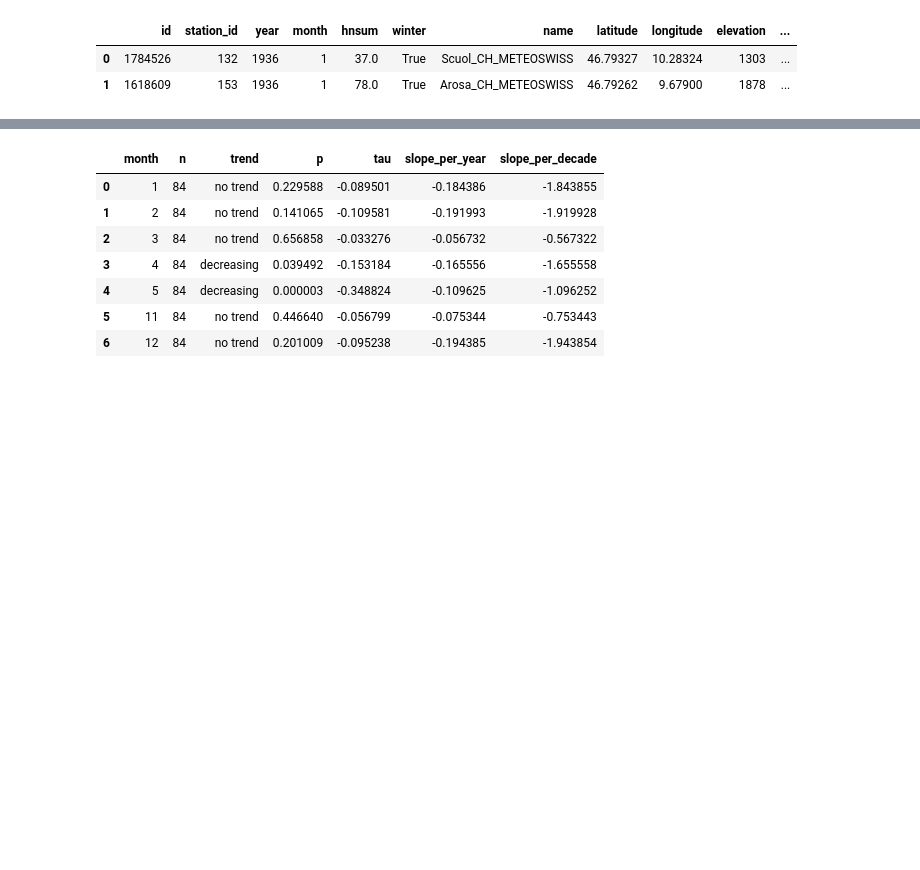
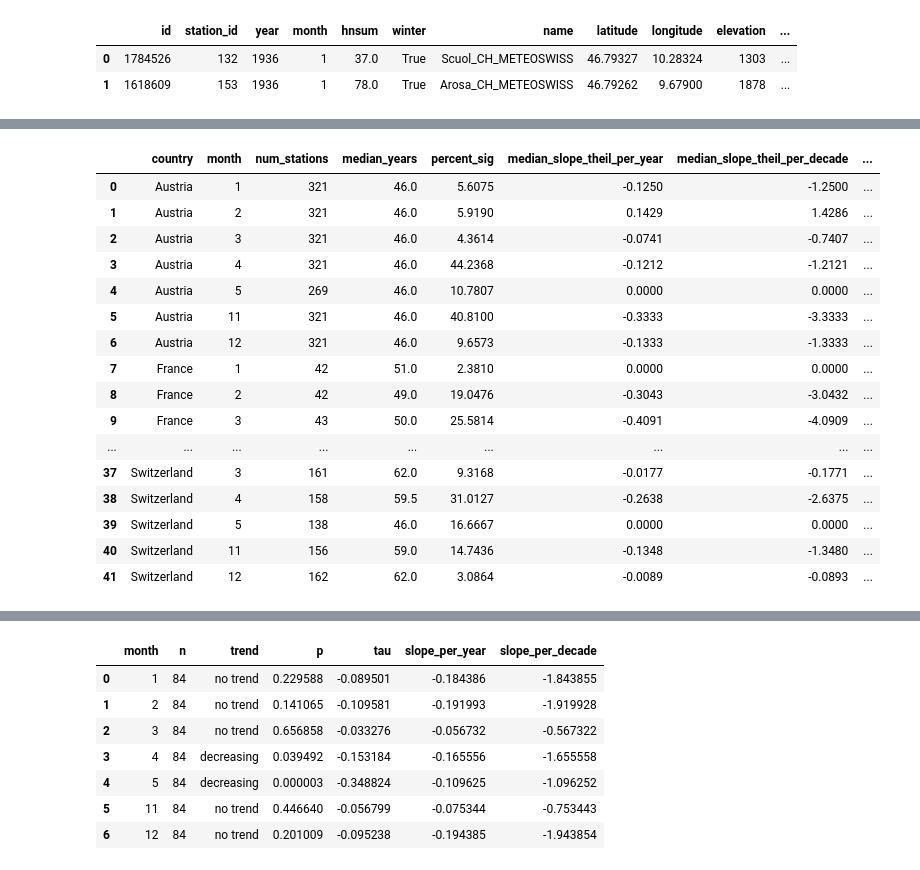
Before and after one commit to Mitch-P-Analyst/Europe_Snowpack_Depths, a Jupyter notebook: Notebooks/03_Statistical_Testing.ipynb, the cells around one changed output, grey strips where cells are left out. Cells and saved outputs as stored; diff of their text form; code cells hidden in the pictures; blank space fills up the shorter version.

Commit message:
Statistical Testing

```diff
--- a/Notebooks/03_Statistical_Testing.ipynb
+++ b/Notebooks/03_Statistical_Testing.ipynb
@@ -65,0 +126,14 @@ snow_recordings.head(2)
+# %%
+rows = []
+for (country, station_id, month), group_df in monthly.groupby(['country','station_id','month'], sort=False):
+    result = mk_monthly_with_theil(group_df)  # run MK on this station–month series
+    result['country'] = country
+    result['station_id'] = station_id
+    result['month'] = month
+    rows.append(result)
+
+per_station_month = pd.DataFrame(rows)
+
+per_station_month['slope_sen_per_decade'] = per_station_month['slope_sen'] * 10
+
+per_station_month['slope_theil_per_decade'] = per_station_month['slope_theil'] * 10
@@ -65,0 +197,9 @@ snow_recordings.head(2)
+# %%
+# Function to determine percentage of station-month series are Statistically Significant
+def pct_sig(sorted_df):
+    sorted_df = sorted_df.dropna();
+    return 100 * (sorted_df < 0.05).sum() / max(len(sorted_df),1)
+
+# tested data preparation
+tested_all = tested.copy()
+tested_all
@@ -65,0 +220,36 @@ snow_recordings.head(2)
+# %%
+# Country_Month Snowpack Theil Slopes
+country_month = (tested_all.groupby(['country','month'])
+    .agg(num_stations=('station_id','nunique'),
+         median_years=('n_years','median'),
+         percent_sig=('p', pct_sig),
+         median_slope_theil_per_year=('slope_theil','median'),
+         median_slope_theil_per_decade=('slope_theil_per_decade','median'),
+         mean_slope_theil_per_year=('slope_theil','mean'),
+         mean_slope_theil_per_decade=('slope_theil_per_decade','mean'))
+    .reset_index()
+    .sort_values(['country','month']))
+
+cols = ['percent_sig','median_slope_theil_per_year','mean_slope_theil_per_year',
+        'median_slope_theil_per_decade','mean_slope_theil_per_decade']
+country_month[cols] = country_month[cols].round(4)
+
+country_month.sort_values(['country','month'],ascending=True)
+# %% [output]
+|  | country | month | num_stations | median_years | percent_sig | median_slope_theil_per_year | median_slope_theil_per_decade | ... |
+| 0 | Austria | 1 | 321 | 46.0 | 5.6075 | -0.1250 | -1.2500 | ... |
+| 1 | Austria | 2 | 321 | 46.0 | 5.9190 | 0.1429 | 1.4286 | ... |
+| 2 | Austria | 3 | 321 | 46.0 | 4.3614 | -0.0741 | -0.7407 | ... |
+| 3 | Austria | 4 | 321 | 46.0 | 44.2368 | -0.1212 | -1.2121 | ... |
+| 4 | Austria | 5 | 269 | 46.0 | 10.7807 | 0.0000 | 0.0000 | ... |
+| 5 | Austria | 11 | 321 | 46.0 | 40.8100 | -0.3333 | -3.3333 | ... |
+| 6 | Austria | 12 | 321 | 46.0 | 9.6573 | -0.1333 | -1.3333 | ... |
+| 7 | France | 1 | 42 | 51.0 | 2.3810 | 0.0000 | 0.0000 | ... |
+| 8 | France | 2 | 42 | 49.0 | 19.0476 | -0.3043 | -3.0432 | ... |
+| 9 | France | 3 | 43 | 50.0 | 25.5814 | -0.4091 | -4.0909 | ... |
+| ... | ... | ... | ... | ... | ... | ... | ... | ... |
+| 37 | Switzerland | 3 | 161 | 62.0 | 9.3168 | -0.0177 | -0.1771 | ... |
+| 38 | Switzerland | 4 | 158 | 59.5 | 31.0127 | -0.2638 | -2.6375 | ... |
+| 39 | Switzerland | 5 | 138 | 46.0 | 16.6667 | 0.0000 | 0.0000 | ... |
+| 40 | Switzerland | 11 | 156 | 59.0 | 14.7436 | -0.1348 | -1.3480 | ... |
+| 41 | Switzerland | 12 | 162 | 62.0 | 3.0864 | -0.0089 | -0.0893 | ... |
```
Also changed, not shown: parts of 18 cells of this notebook, 3 other files.
